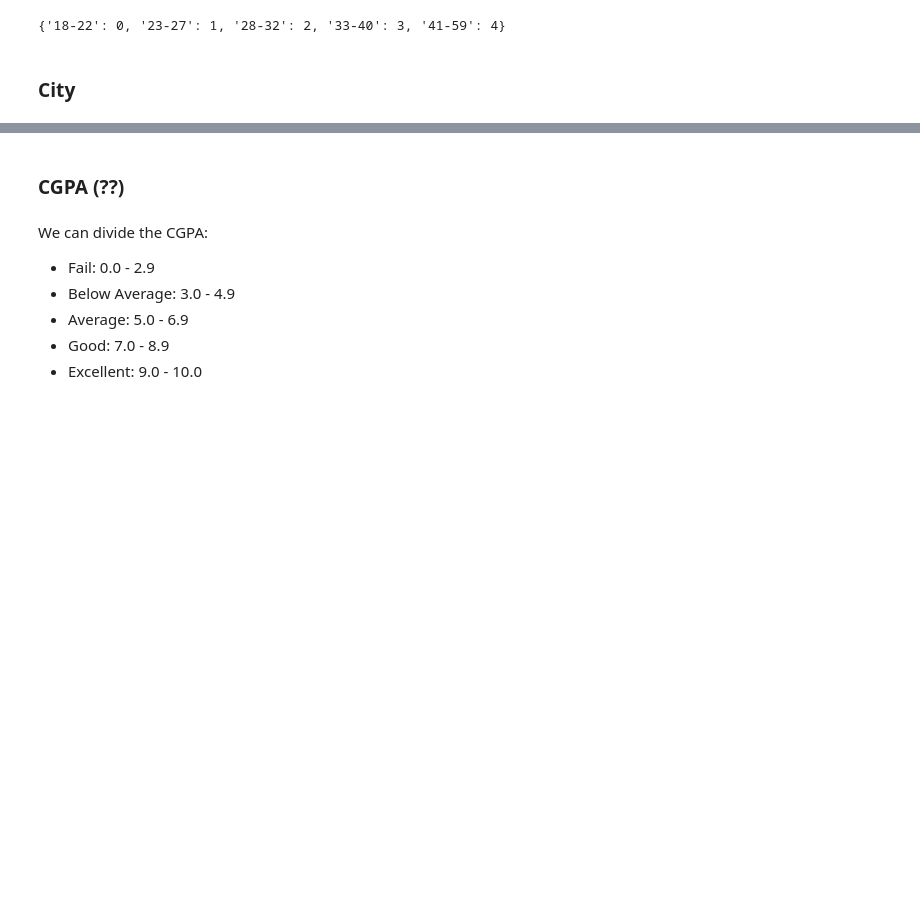
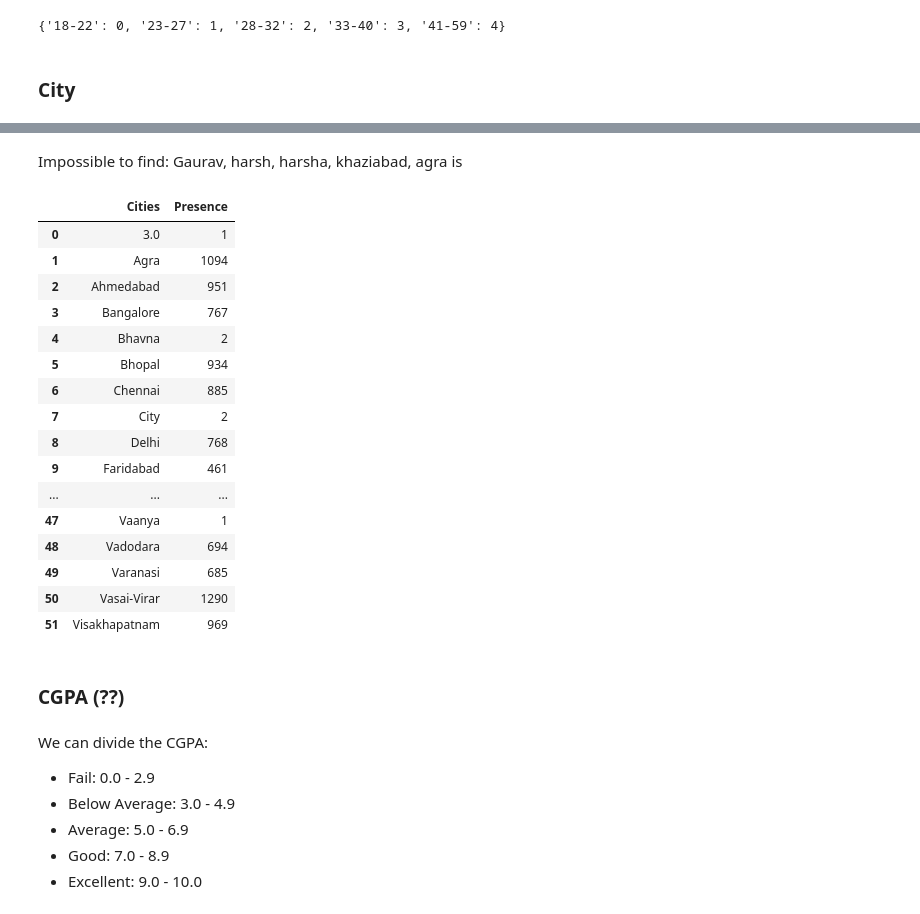
Before and after one commit to Shardyne/faikr3-project, a Jupyter notebook: Gio/data_preparation_gio.ipynb, the cells around one changed output, grey strips where cells are left out. Drawn from its saved outputs; the diff is of its cells as text; code cells hidden in the pictures; blank space fills up the shorter version.

Commit message:
city

```diff
--- a/Gio/data_preparation_gio.ipynb
+++ b/Gio/data_preparation_gio.ipynb
@@ -229,3 +240,25 @@ Ellipsis
+# %% [markdown]
+Impossible to find: Gaurav, harsh, harsha, khaziabad, agra is
+# %%
+pd.DataFrame({'Cities':np.unique(df['City'], return_counts=True)[0], 'Presence':np.unique(df['City'], return_counts=True)[1]})
+# %% [output]
+|  | Cities | Presence |
+| 0 | 3.0 | 1 |
+| 1 | Agra | 1094 |
+| 2 | Ahmedabad | 951 |
+| 3 | Bangalore | 767 |
+| 4 | Bhavna | 2 |
+| 5 | Bhopal | 934 |
+| 6 | Chennai | 885 |
+| 7 | City | 2 |
+| 8 | Delhi | 768 |
+| 9 | Faridabad | 461 |
+| ... | ... | ... |
+| 47 | Vaanya | 1 |
+| 48 | Vadodara | 694 |
+| 49 | Varanasi | 685 |
+| 50 | Vasai-Virar | 1290 |
+| 51 | Visakhapatnam | 969 |
 # %% [markdown]
 ### CGPA (??)
 # %% [markdown]
```
Also changed, not shown: parts of 7 cells of this notebook.
